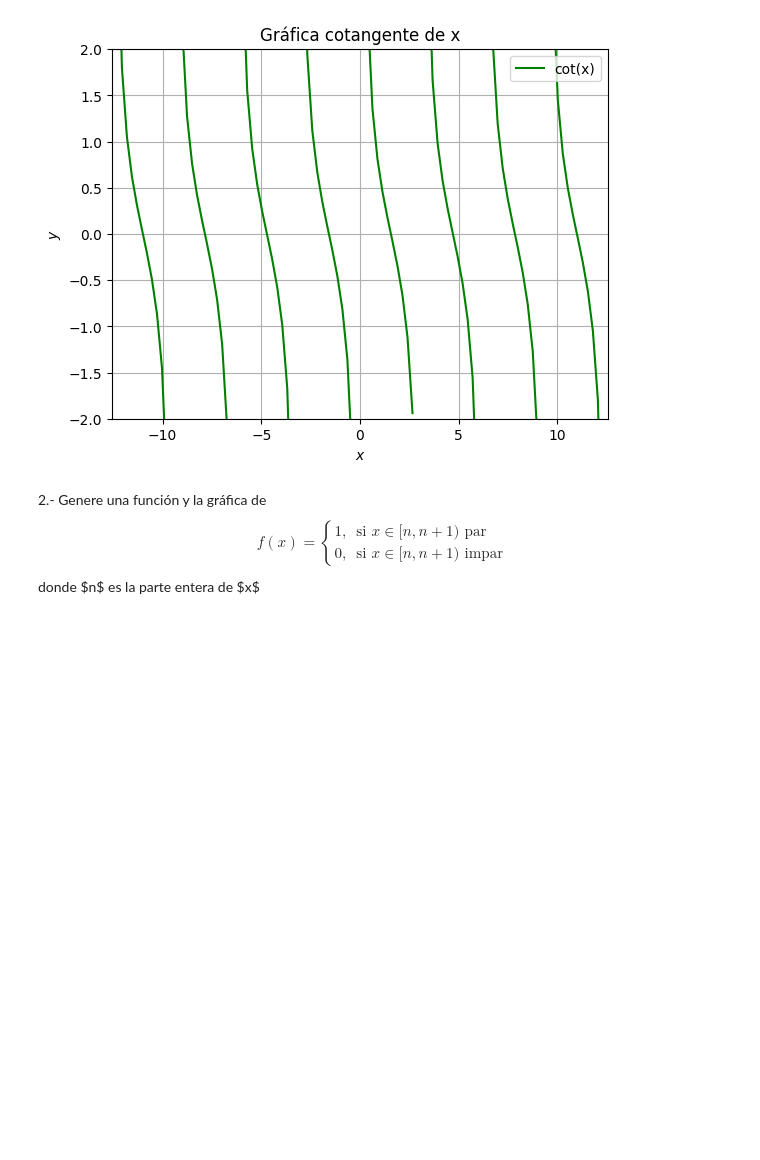
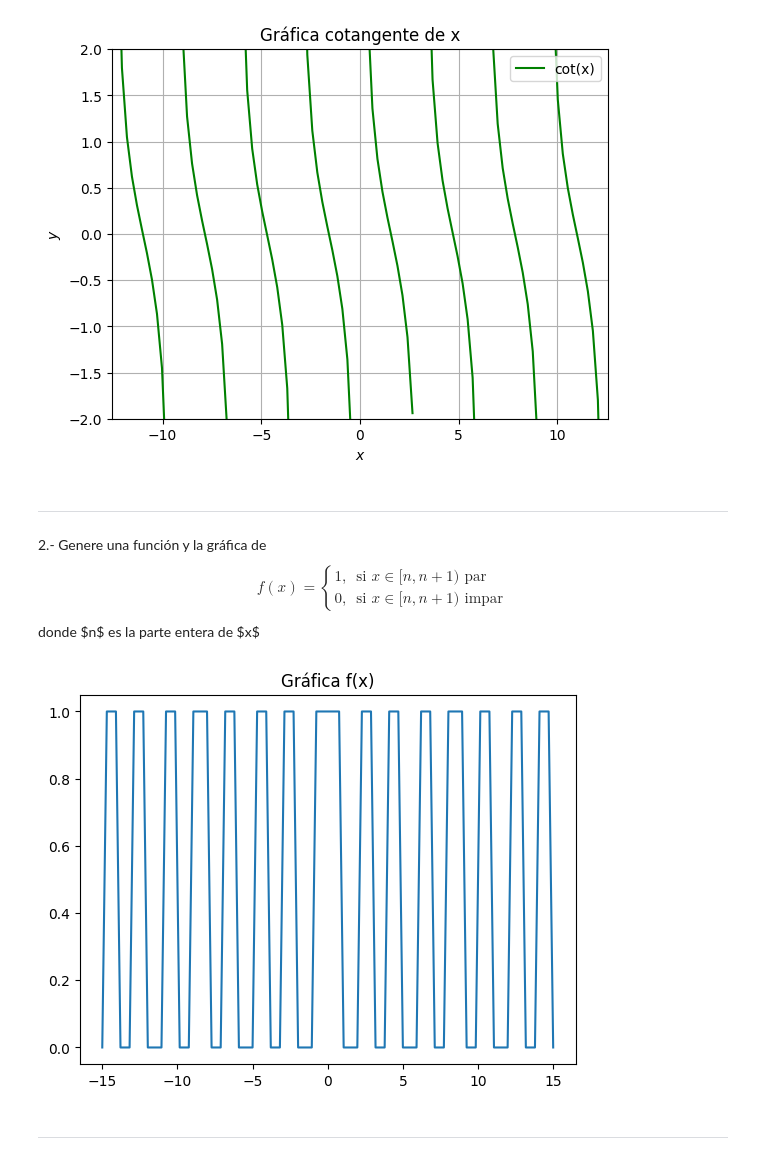
Before and after one commit to karla-veronicalara/computacional, a Jupyter notebook: Lara Cruz Karla Verónica_ Tarea1.ipynb, the cells around one changed output. Drawn from its saved outputs; the diff is of its cells as text; code cells hidden in the pictures; blank space fills up the shorter version.

```diff
--- a/Lara Cruz Karla Verónica_ Tarea1.ipynb
+++ b/Lara Cruz Karla Verónica_ Tarea1.ipynb
@@ -21,6 +21,8 @@ plt.legend(),plt.grid()
 plt.show()
 # %% [output]
 [figure]
+# %% [markdown]
+____________
 # %% [markdown]
 2.- Genere una función y la gráfica de
 $$
@@ -45,7 +47,16 @@ def f(x):
             y[i]=0
     return y
 # %%
-x = np.linspace(-25,25,100)
+x = np.linspace(-15,15,100)
 Y = f(x)
 
+
 #Gráfica de la función
+plt.plot(x,Y,)
+plt.title(r'Gráfica f(x)')
+
+plt.show()
+# %% [output]
+[figure, added]
+# %% [markdown]
+_________
```
Also changed, not shown: parts of 8 cells of this notebook.
